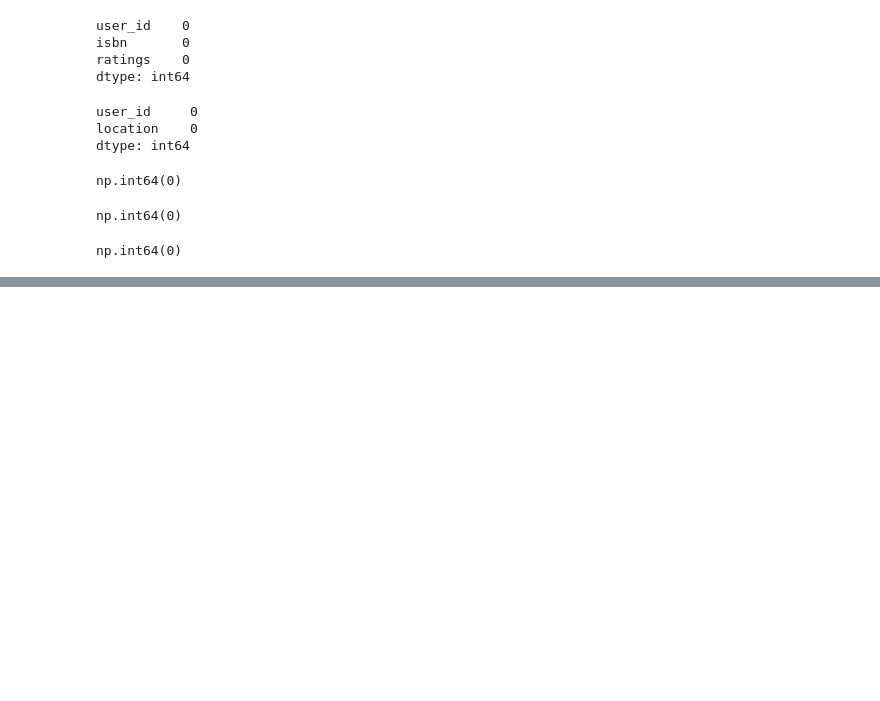
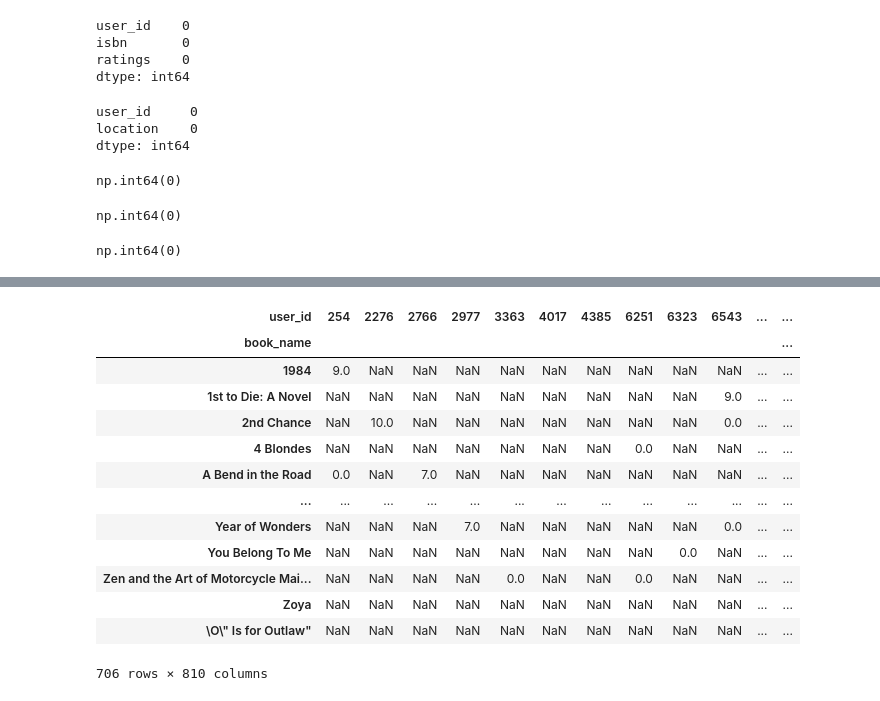
Before and after one commit to masterArnob/Collaborative-Filtering-Recommender-System, a Jupyter notebook: code.ipynb, the cells around one changed output, grey strips where cells are left out. Cells and saved outputs as stored; diff of their text form; code cells hidden in the pictures; blank space fills up the shorter version.

```diff
--- a/code.ipynb
+++ b/code.ipynb
@@ -349,0 +252,4 @@ df.head()
+# %%
+#filter 1
+filter1 = ratings_with_books[ratings_with_books["user_id"].isin(users_rated_books_more_then_200)]
+filter1
@@ -349,0 +321,3 @@ df.head()
+# %%
+filter2 = filter1.groupby("book_name").count()["ratings"] >= 50
+filter2[filter2]
@@ -349,0 +352,3 @@ df.head()
+# %%
+df = filter2[filter2].index
+df
@@ -349,0 +367,3 @@ df.head()
+# %%
+df = filter1[filter1["book_name"].isin(df)]
+df
@@ -349,0 +384,22 @@ df.head()
+# %%
+pt = df.pivot_table(
+    index="book_name",
+    columns="user_id",
+    values="ratings"
+    )
+pt
+# %% [output]
+| user_id | 254 | 2276 | 2766 | 2977 | 3363 | 4017 | 4385 | 6251 | 6323 | 6543 | ... | ... |
+| book_name |  |  |  |  |  |  |  |  |  |  |  | ... |
+| 1984 | 9.0 | NaN | NaN | NaN | NaN | NaN | NaN | NaN | NaN | NaN | ... | ... |
+| 1st to Die: A Novel | NaN | NaN | NaN | NaN | NaN | NaN | NaN | NaN | NaN | 9.0 | ... | ... |
+| 2nd Chance | NaN | 10.0 | NaN | NaN | NaN | NaN | NaN | NaN | NaN | 0.0 | ... | ... |
+| 4 Blondes | NaN | NaN | NaN | NaN | NaN | NaN | NaN | 0.0 | NaN | NaN | ... | ... |
+| A Bend in the Road | 0.0 | NaN | 7.0 | NaN | NaN | NaN | NaN | NaN | NaN | NaN | ... | ... |
+| ... | ... | ... | ... | ... | ... | ... | ... | ... | ... | ... | ... | ... |
+| Year of Wonders | NaN | NaN | NaN | 7.0 | NaN | NaN | NaN | NaN | NaN | 0.0 | ... | ... |
+| You Belong To Me | NaN | NaN | NaN | NaN | NaN | NaN | NaN | NaN | 0.0 | NaN | ... | ... |
+| Zen and the Art of Motorcycle Mai... | NaN | NaN | NaN | NaN | 0.0 | NaN | NaN | 0.0 | NaN | NaN | ... | ... |
+| Zoya | NaN | NaN | NaN | NaN | NaN | NaN | NaN | NaN | NaN | NaN | ... | ... |
+| \O\" Is for Outlaw" | NaN | NaN | NaN | NaN | NaN | NaN | NaN | NaN | NaN | NaN | ... | ... |
+706 rows × 810 columns
```
Also changed, not shown: parts of 70 cells of this notebook, 2 other files.
